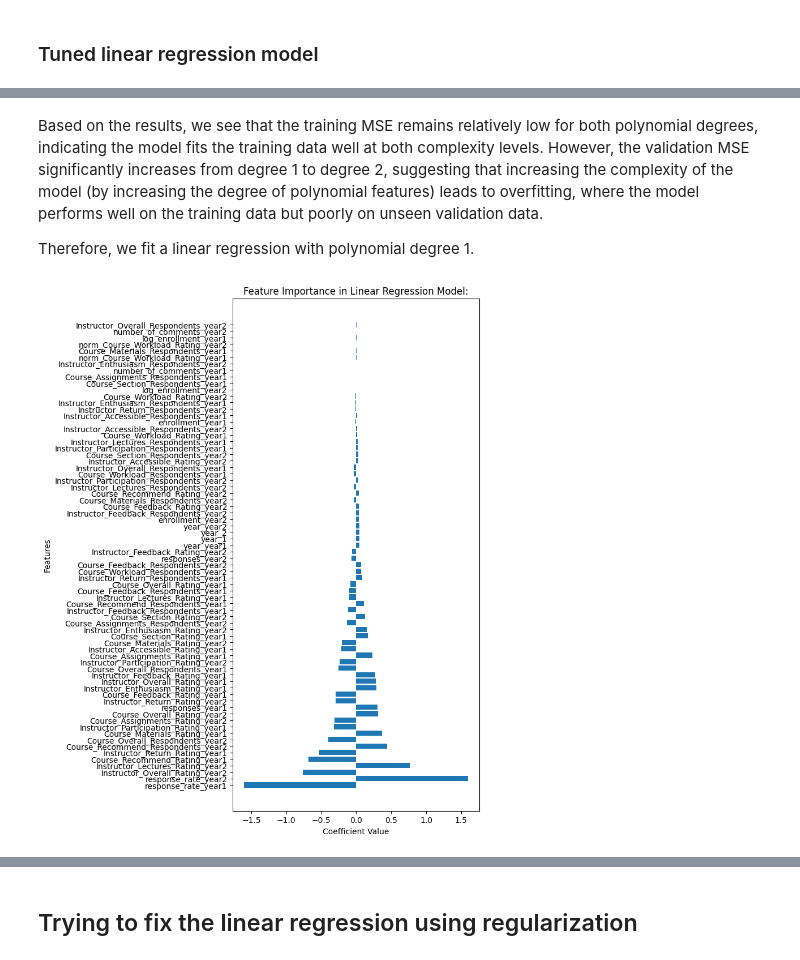
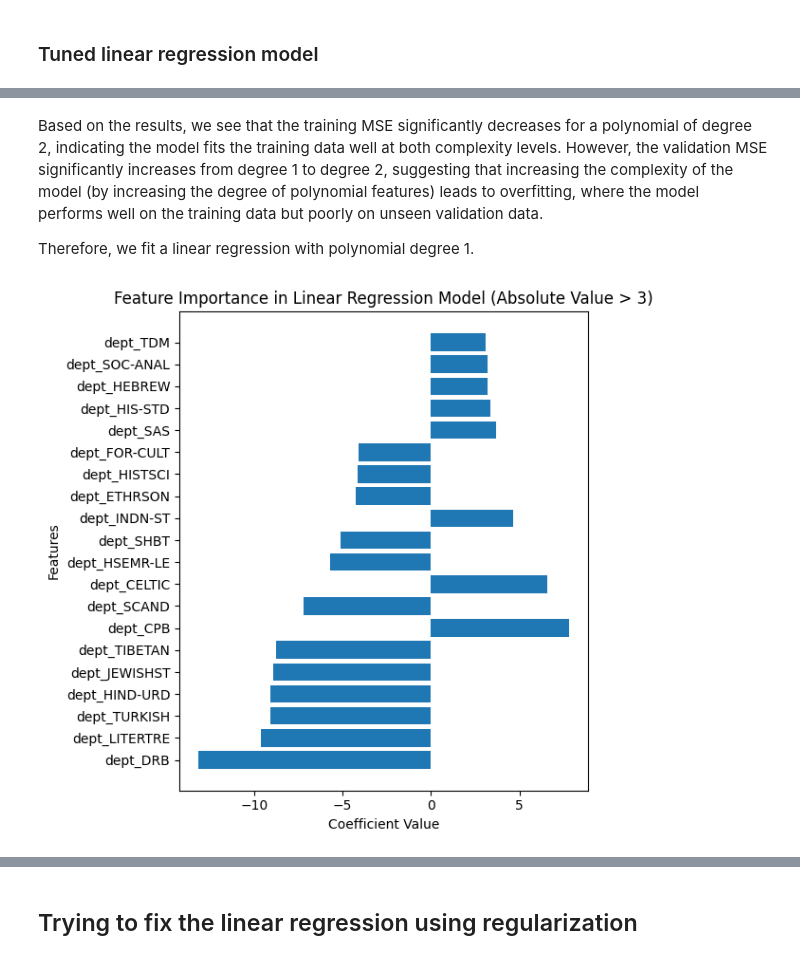
Before and after one commit to MattHAndrews/cs109a_final_project, a Jupyter notebook: Project.ipynb, the cells around one changed output, grey strips where cells are left out. Drawn from its saved outputs; the diff is of its cells as text; code cells hidden in the pictures.

Commit message:
Pipeline, change graph, copied HT

```diff
--- a/Project.ipynb
+++ b/Project.ipynb
@@ -427,10 +408,9 @@ def log_transform(enrollment):
 # Define the column transformer
 preprocessor = ColumnTransformer(
     transformers=[
+        ('num_imputer', SimpleImputer(strategy='median'), numerical_columns),
+        ('cat_imputer', SimpleImputer(strategy='most_frequent'), categorical_columns),
         ('log_transform', FunctionTransformer(log_transform, validate=False), ['enrollment']),
-        ('workload_scaler', StandardScaler(), ['Course_Workload_Rating']),
-        ('num_imputer', SimpleImputer(strategy='median'), numerical_columns),
-        ('cat_imputer', SimpleImputer(strategy='most_frequent'), categorical_columns)
     ],
     remainder='passthrough'  # This ensures that other columns not listed are passed through without changes
 )
@@ -505,20 +495,17 @@ for name, group in grouped_data:
                 combined_data = pd.concat([numerical_columns_year1, numerical_columns_year2], axis=1).iloc[0]
                 combined_data['course_type'] = course_type
                 combined_data['department'] = department
-                combined_data['year_1'] = year1
-                combined_data['year_2'] = year2
                 combined_data['outcome'] = log_enrollment_outcome
 
                 # Append this combined data to the result DataFrame using pd.concat
                 result_df = pd.concat([result_df, pd.DataFrame([combined_data])], ignore_index=True)
+# Since we don't want the actual year as a predictor (since it wildly messes up the coefficients), we'll drop it
+result_df = result_df.drop(['year_year1', 'year_year2'], axis=1)
 # %%
 # Importatnly this cannot be done in step 5 because we use department and course type in the loop above
 # Creating dummy variables for 'department' and 'course_type'
-department_dummies = pd.get_dummies(result_df['department'], prefix='dept')
-course_type_dummies = pd.get_dummies(result_df['course_type'], prefix='course_type')
+department_dummies = pd.get_dummies(result_df['department'], prefix='dept').astype(int)
+course_type_dummies = pd.get_dummies(result_df['course_type'], prefix='course_type').astype(int)
 
 # Concatenating the dummy variables with the original dataframe
 result_df_with_dummies = pd.concat([result_df, department_dummies, course_type_dummies], axis=1)
-
-# Displaying the first few rows of the new dataframe
-result_df_with_dummies.head()
@@ -614,11 +595,7 @@ The decision tree's validation MSE is significantly higher than the train MSE, w
 polynomial_mse = {'degree': [], 'train_mse': [], 'valid_mse': []}
 for degree in range(1, 3):
     model = make_pipeline(PolynomialFeatures(degree), LinearRegression())
-    model.fit(X_train, y_train)
-    y_train_pred = model.predict(X_train)
-    y_valid_pred = model.predict(X_valid)
-    train_mse = mean_squared_error(y_train, y_train_pred)
-    valid_mse = mean_squared_error(y_valid, y_valid_pred)
+    train_mse, valid_mse = train_and_evaluate(model, X_train, y_train, X_valid, y_valid)
     polynomial_mse['degree'].append(degree)
     polynomial_mse['train_mse'].append(train_mse)
     polynomial_mse['valid_mse'].append(valid_mse)
@@ -627,5 +604,5 @@ for degree in range(1, 3):
 optimal_degree = polynomial_mse['degree'][np.argmin(polynomial_mse['valid_mse'])]
 optimal_valid_mse = min(polynomial_mse['valid_mse'])
 
-optimal_degree, optimal_valid_mse
+polynomial_mse
 # %% [output]
@@ -649,30 +612,34 @@ plt.show()
 # %% [markdown]
-Based on the results, we see that  the training MSE remains relatively low for both polynomial degrees, indicating the model fits the training data well at both complexity levels. However, the validation MSE significantly increases from degree 1 to degree 2, suggesting that increasing the complexity of the model (by increasing the degree of polynomial features) leads to overfitting, where the model performs well on the training data but poorly on unseen validation data.
+Based on the results, we see that the training MSE significantly decreases for a polynomial of degree 2, indicating the model fits the training data well at both complexity levels. However, the validation MSE significantly increases from degree 1 to degree 2, suggesting that increasing the complexity of the model (by increasing the degree of polynomial features) leads to overfitting, where the model performs well on the training data but poorly on unseen validation data.
 
 Therefore, we fit a linear regression with polynomial degree 1.
 # %%
 # Fit the model according to the best degree = 1
 model = LinearRegression().fit(X_train, y_train)
 
 # Coefficients
 coefficients = model.coef_
 
 # Feature names
 feature_names = X_train.columns
 
 # Combine coefficients and feature names, and sort by the magnitude of coefficients
 coeff_df = pd.DataFrame({'Feature': feature_names, 'Coefficient': coefficients})
 coeff_df = coeff_df.reindex(coeff_df.Coefficient.abs().sort_values(ascending=False).index)
 
+# Filter coefficients with absolute values
+filtered_coeff_df = coeff_df[coeff_df['Coefficient'].abs() > 3]
+
 # Plot
-plt.figure(figsize=(8, 10))  # Adjust the figure size as needed
-plt.barh(coeff_df['Feature'], coeff_df['Coefficient'])  # Horizontal bar plot
+plt.figure(figsize=(6, 6))  # Adjust the figure size as needed
+plt.barh(filtered_coeff_df['Feature'], filtered_coeff_df['Coefficient'])  # Horizontal bar plot
+# plt.barh(coeff_df['Feature'], coeff_df['Coefficient'])  # Horizontal bar plot
 plt.xlabel('Coefficient Value')
 plt.ylabel('Features')
-plt.title(f'Feature Importance in Linear Regression Model:')
+plt.title(f'Feature Importance in Linear Regression Model (Absolute Value > 3)')
 plt.tight_layout()
 plt.show()
 # %% [output]
-[figure, old version]
+[figure, new version]
 # %% [markdown]
 We visualized the importance of different features in a linear regression model by examining the model's coefficients. Based on the graph, response rate for year 1 and year 2 are the most important predictors in the model. However, this is likely because their values are between 0 and 1, whereas other ratings are between 1 and 5. This means we will likely want to standardize the variables later. Out of the variables between 1 and 5, the most important features are instructor overall rating and instructor lectures rating in the most recent year.
```
Also changed, not shown: parts of 39 cells of this notebook.
